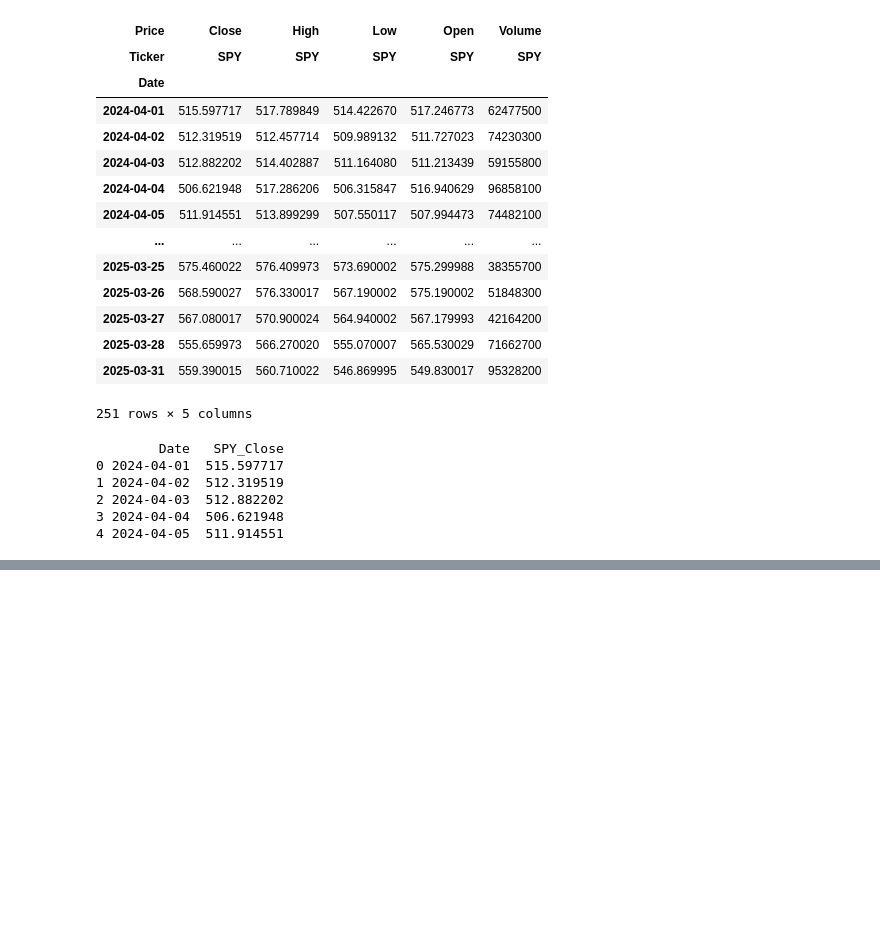
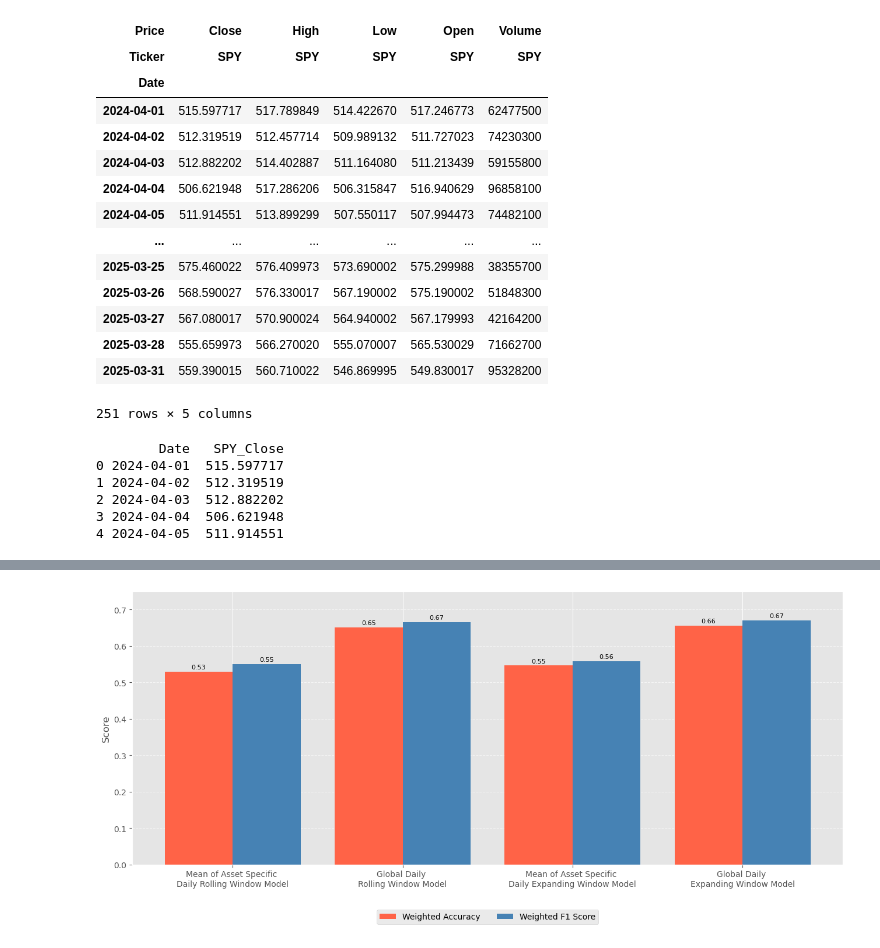
Before and after one commit to fdu11235/REPFS25, a Jupyter notebook: stats_notebook.ipynb, the cells around one changed output, grey strips where cells are left out. Cells and saved outputs as stored; diff of their text form; code cells hidden in the pictures; blank space fills up the shorter version.

```diff
--- a/stats_notebook.ipynb
+++ b/stats_notebook.ipynb
@@ -1233,0 +1319,40 @@ print(spy_close.head())
+# %%
+# Rebuild the x and y data arrays to match 1:1 before plotting again
+methods_fixed = [
+    "Mean of Asset Specific \nDaily Rolling Window Model", "Global Daily \nRolling Window Model",
+    "Mean of Asset Specific \nDaily Expanding Window Model", "Global Daily \nExpanding Window Model"
+]
+accuracy_fixed = [0.5289, 0.6515, 0.5461, 0.6557]
+f1_score_fixed = [0.5496, 0.6654, 0.5578, 0.6696]
+
+x_fixed = np.arange(len(methods_fixed))
+
+# Plot corrected chart
+fig, ax = plt.subplots(figsize=(13, 6))
+
+# Bars for accuracy and F1
+ax.bar(x_fixed - bar_width/2, accuracy_fixed, width=bar_width, color=color_accuracy, label='Weighted Accuracy')
+ax.bar(x_fixed + bar_width/2, f1_score_fixed, width=bar_width, color=color_f1, label='Weighted F1 Score')
+
+# Annotate bars
+for i in range(len(methods_fixed)):
+    ax.annotate(f'{accuracy_fixed[i]:.2f}', xy=(x_fixed[i] - bar_width/2, accuracy_fixed[i]),
+                xytext=(0, 2), textcoords="offset points", ha='center', va='bottom', fontsize=8)
+    ax.annotate(f'{f1_score_fixed[i]:.2f}', xy=(x_fixed[i] + bar_width/2, f1_score_fixed[i]),
+                xytext=(0, 2), textcoords="offset points", ha='center', va='bottom', fontsize=8)
+
+# Customize axes
+ax.set_ylabel('Score')
+ax.set_xticks(x_fixed)
+ax.set_xticklabels(methods_fixed, rotation=0, ha='center')  # No diagonal text
+ax.set_ylim(0, 0.75)
+ax.grid(True, axis='y', linestyle='--', alpha=0.6)
+
+# Legend at the bottom center
+ax.legend(loc='upper center', bbox_to_anchor=(0.5, -0.15), ncol=2)
+
+plt.tight_layout()
+plt.savefig("bar_plot_daily_training.pdf", bbox_inches='tight')
+plt.show()
+# %% [output]
+[figure, added]
```
Also changed, not shown: parts of 1 cell of this notebook, 6 other files.
